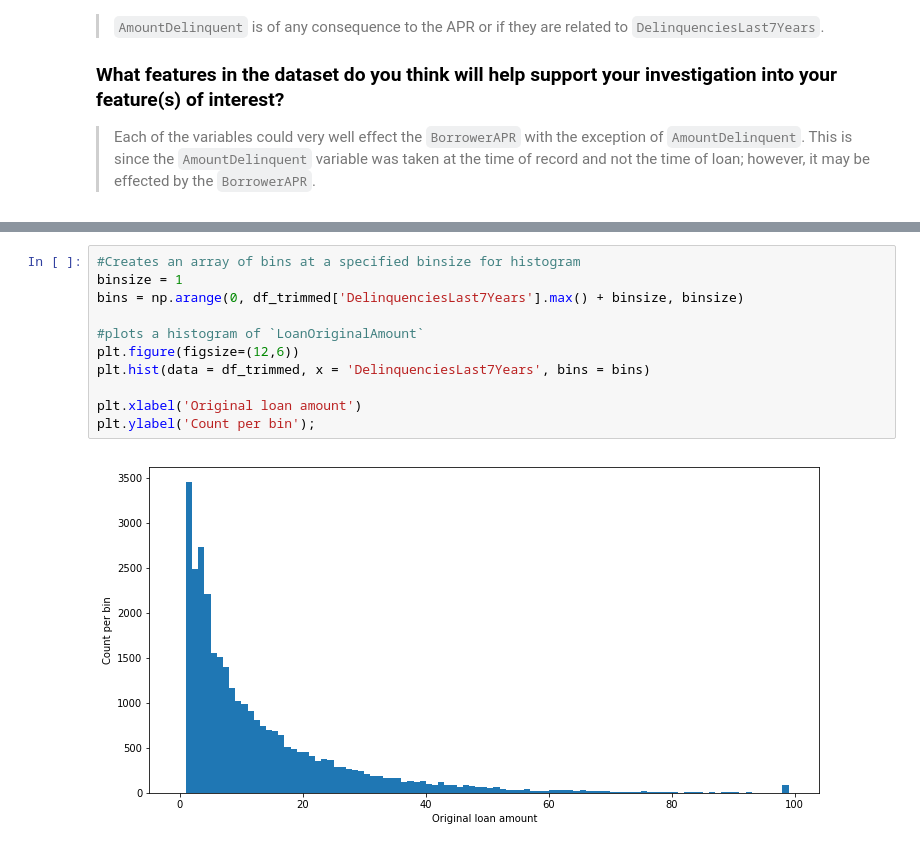
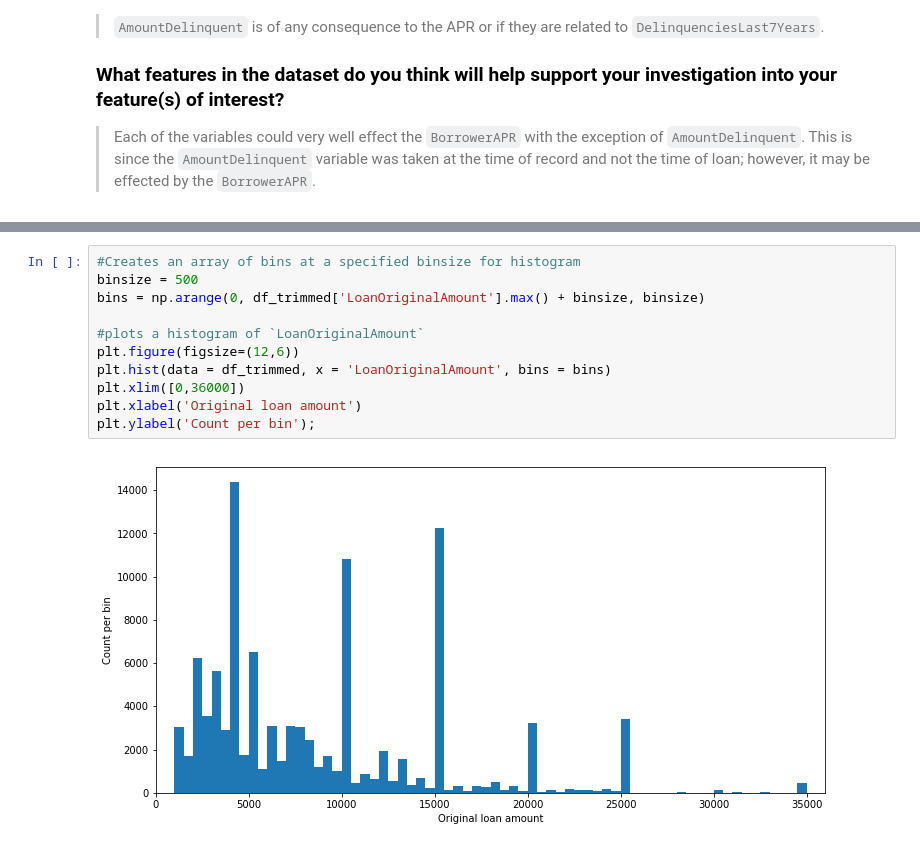
Before and after one commit to Jeff-VA/Udacity-Communicate-Data-Project, a Jupyter notebook: exploration_v2.ipynb, the cells around one changed output, grey strips where cells are left out. Cells and saved outputs as stored; diff of their text form.

Commit message:
Composed all univariate hists in exporation_v2

```diff
--- a/exploration_v2.ipynb
+++ b/exploration_v2.ipynb
@@ -287,13 +358,13 @@ sns.countplot(data = df, y = 'BorrowerState', color = base_color, order = state_
 # %%
 #Creates an array of bins at a specified binsize for histogram
-binsize = 1
-bins = np.arange(0, df_trimmed['DelinquenciesLast7Years'].max() + binsize, binsize)
+binsize = 500
+bins = np.arange(0, df_trimmed['LoanOriginalAmount'].max() + binsize, binsize)
 
 #plots a histogram of `LoanOriginalAmount`
 plt.figure(figsize=(12,6))
-plt.hist(data = df_trimmed, x = 'DelinquenciesLast7Years', bins = bins)
-
+plt.hist(data = df_trimmed, x = 'LoanOriginalAmount', bins = bins)
+plt.xlim([0,36000])
 plt.xlabel('Original loan amount')
 plt.ylabel('Count per bin');
 # %% [output]
-[figure, old version]
+[figure, new version]
```
Also changed, not shown: parts of 25 cells of this notebook.
